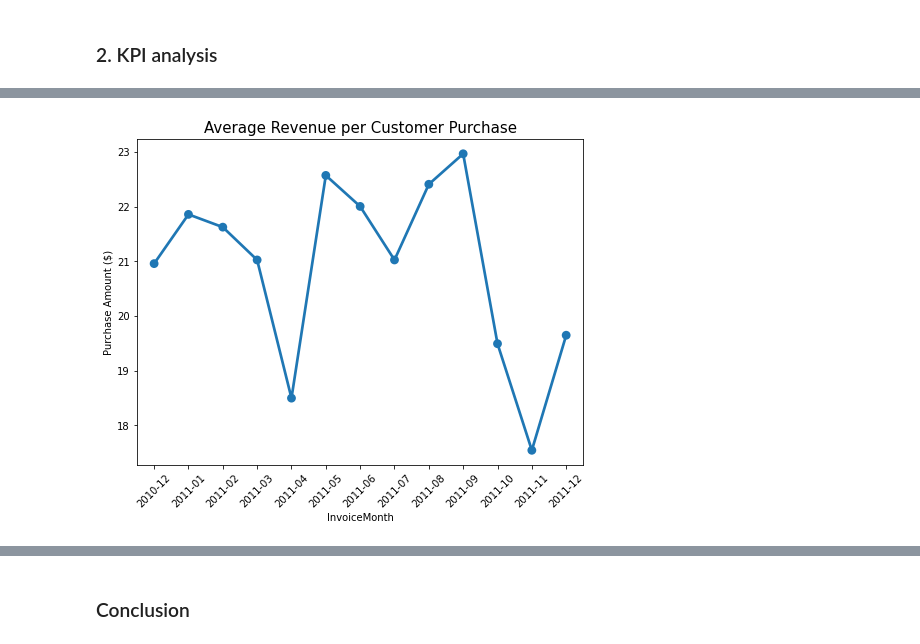
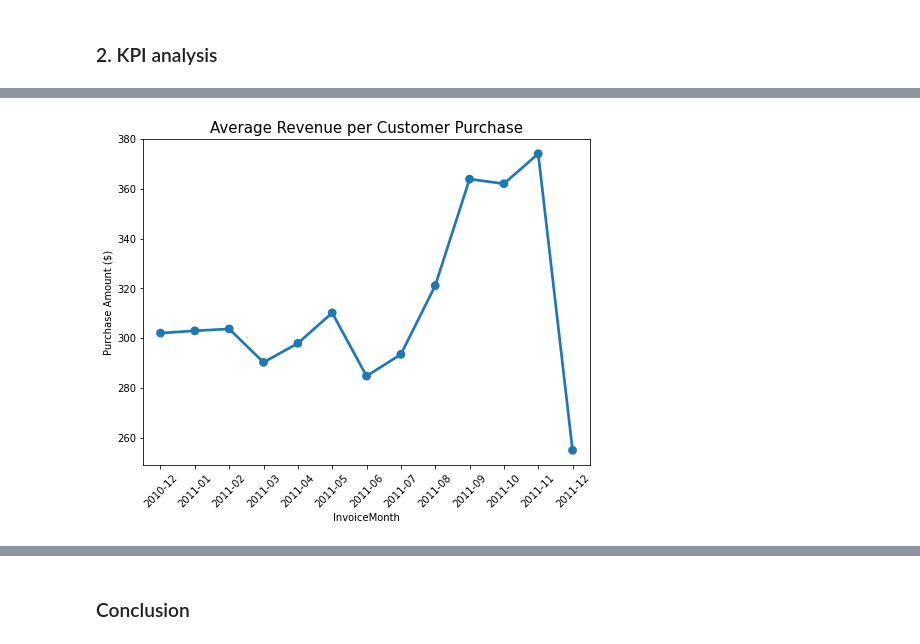
Before and after one commit to miji-lee-kr/CLV_Prediction_With_Cohort_Analysis, a Jupyter notebook: RFM_Cohort_UK_Retailer/RFM_Cohort_Analysis.ipynb, the cells around one changed output, grey strips where cells are left out. Saved outputs shown, nothing was run; the diff lists cells and outputs as text; code cells hidden in the pictures.

```diff
--- a/RFM_Cohort_UK_Retailer/RFM_Cohort_Analysis.ipynb
+++ b/RFM_Cohort_UK_Retailer/RFM_Cohort_Analysis.ipynb
@@ -62,0 +60,13 @@ df.head()
+# %%
+# removing outliers: IQR method
+
+Q1 = df['TotalPrice'].quantile(0.25)
+Q3 = df['TotalPrice'].quantile(0.75)
+IQR = Q3-Q1
+
+df = df.drop(df[df['TotalPrice']<(Q1-1.5*IQR)].index)
+df = df.drop(df[df['TotalPrice']>(Q3+ 1.5*IQR)].index)
+df['TotalPrice'].describe()
+
+# There are negative values under the UnitPrice column, which is to be removed most of the time. However I am not going to delete the rows.
+# The values are equivalent to debt by each customer, and their revenue should be deducted as such.
@@ -73,6 +93,6 @@ df_order.head()
 # %%
 df_order['CustomerID'] = df_order['CustomerID'].astype(int).astype(str)
-df_order['Country'] = df_order['Country'].astype('category')
 df_order['InvoiceDate'] = pd.to_datetime(df_order['InvoiceDate'])
 df_order['InvoiceMonth'] = df_order['InvoiceDate'].dt.to_period('m')
-df_order['InvoiceDay'] = df_order['InvoiceDate'].dt.to_period('d')
+df_order['InvoiceDay'] = df_order['InvoiceDate'].dt.day
+df_order['InvoiceHour']=  df_order['InvoiceDate'].dt.hour
@@ -102,0 +219,18 @@ It's not always the best idea to list all KPIs available, as we only have limite
+# %%
+df_order = df_order.query("Country == 'United Kingdom'")
+
+df_order['InvoiceDate'] = pd.to_datetime(df_order['InvoiceDate'])
+df_ninety = df_order.groupby('CustomerID').agg(NinetyDays= ('InvoiceDate', lambda row: row.min()+ pd.to_timedelta(30,'d')),
+                                         MinDay = ('InvoiceDate', lambda row: row.min()+ pd.to_timedelta(6,'h')))
+df_order = df_order.merge(df_ninety, on = 'CustomerID', how = 'left')
+
+def ninety(x):
+    if (x['InvoiceDate'] <= x['NinetyDays']) & (x['InvoiceDate'] > x['MinDay']):
+        return 'Purchased'
+    else:
+        return 'Not Purchased'
+
+df_order['ninety_TF'] = df_order.apply(ninety, axis = 1)
+
+df_ninety = df_order[df_order['ninety_TF'] == 'Purchased']
+round(df_ninety['CustomerID'].nunique() *100/df['CustomerID'].nunique(),2)
@@ -157,11 +285,15 @@ plt.xticks(rotation =45);
 # %%
-# Average revenue per customer purchase
+# Average revenue per customer purchase - the ultimate metric to be maximized, by increasing purchase amount and order count
 
-df_monthly_order_avg = df_order.groupby('InvoiceMonth')['TotalPrice'].mean().reset_index()
+df_customer_count = df_order.groupby('InvoiceMonth')['CustomerID'].nunique().reset_index()
+df_price_sum = df_order.groupby('InvoiceMonth')['TotalPrice'].sum().reset_index()
+df_monthly_order_avg = pd.merge(df_price_sum, df_customer_count, on = 'InvoiceMonth', how = 'left')
+df_monthly_order_avg['AvgSpending'] = df_monthly_order_avg['TotalPrice']/df_monthly_order_avg['CustomerID']
+
 plt.figure(figsize = (8,6))
-sns.pointplot(data = df_monthly_order_avg, x = 'InvoiceMonth', y = 'TotalPrice')
+sns.pointplot(data = df_monthly_order_avg, x = 'InvoiceMonth', y = 'AvgSpending')
 plt.xticks(rotation = 45)
 plt.title('Average Revenue per Customer Purchase', size = 15)
 plt.ylabel("Purchase Amount ($)");
 # %% [output]
-[figure, old version]
+[figure, new version]
```
Also changed, not shown: parts of 106 cells of this notebook, 6 other files.
